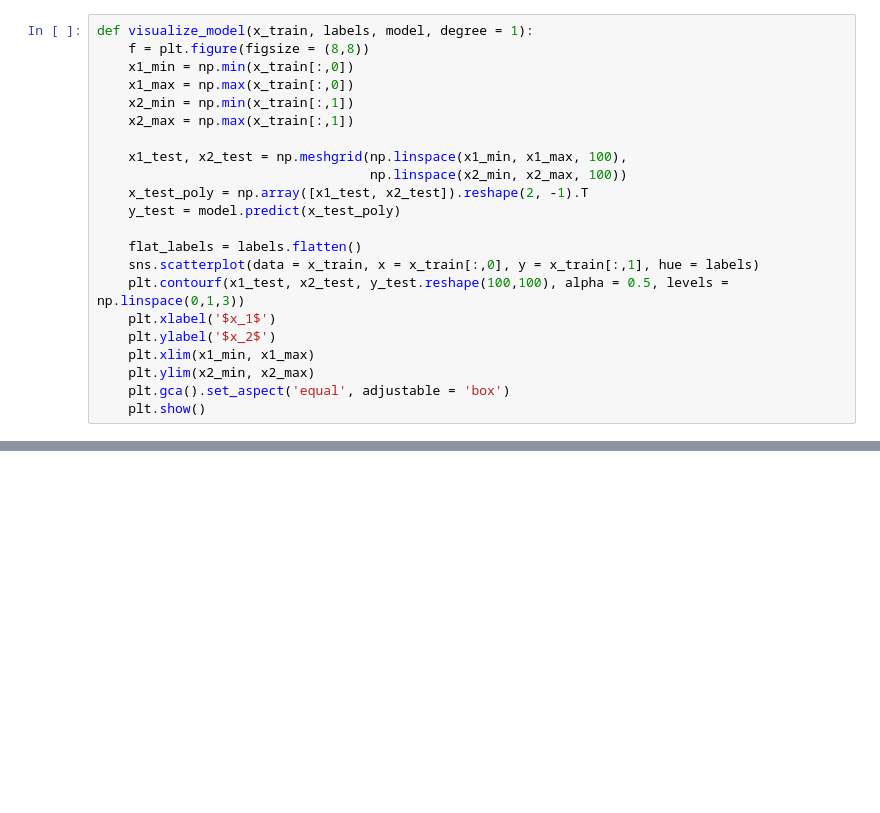
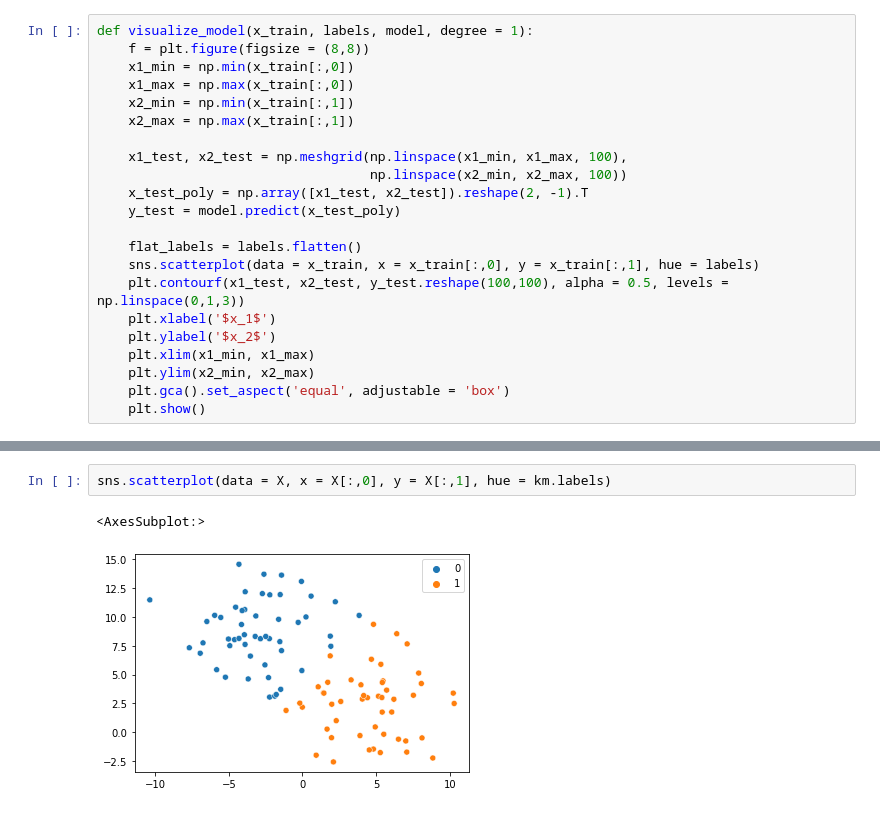
Before and after one commit to p4arth/ML-Algorithms, a Jupyter notebook: Tutorials/test.ipynb, the cells around one changed output, grey strips where cells are left out. Saved outputs shown, nothing was run; the diff lists cells and outputs as text; blank space fills up the shorter version.

```diff
--- a/Tutorials/test.ipynb
+++ b/Tutorials/test.ipynb
@@ -83,0 +57,5 @@ mean_squared_error(ytest, yhat)
+# %%
+sns.scatterplot(data = X, x = X[:,0], y = X[:,1], hue = km.labels)
+# %% [output]
+<AxesSubplot:>
+[figure, added]
```
Also changed, not shown: parts of 13 cells of this notebook, 2 other files.
